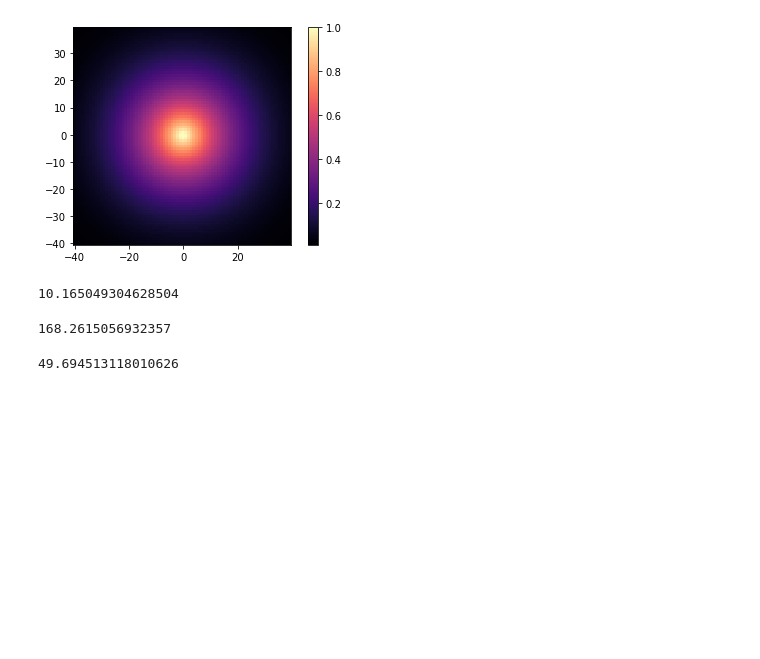
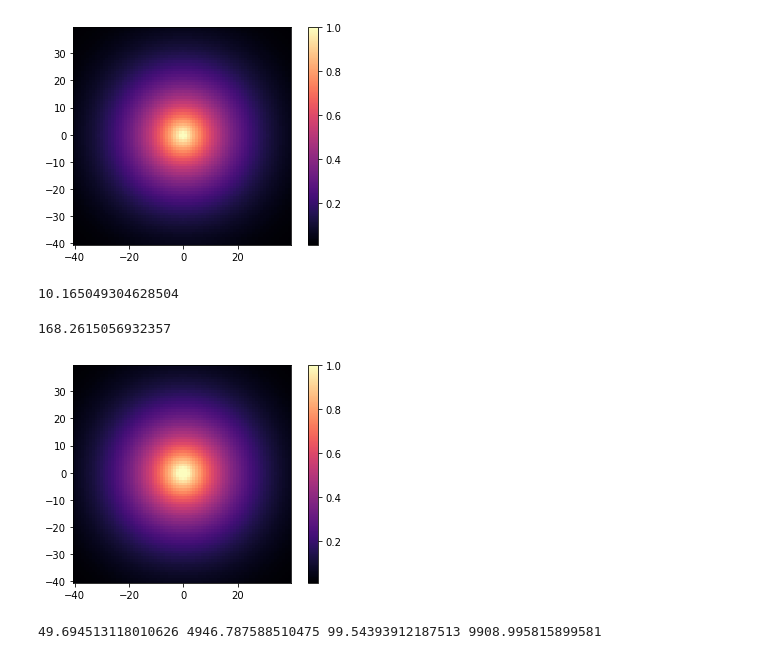
Before and after one commit to marta-gil/iModel, a Jupyter notebook: testdensity.ipynb, the cells around one changed output. Saved outputs shown, nothing was run; the diff lists cells and outputs as text; code cells hidden in the pictures; blank space fills up the shorter version.

Commit message:
generated grid.nc files and plot resolution and areas

```diff
--- a/testdensity.ipynb
+++ b/testdensity.ipynb
@@ -83,7 +83,21 @@ uarea2res(0.000548)
 # %% [output]
 168.2615056932357
 # %%
-uarea2res(0.0000478)
+# gamma 15, m 200, epsilons 8000
+d = densf_vec(latY, lonX, gammas=15, radkm=200, epsilons=8000)
+
+fig, ax = plt.subplots()
+im = ax.pcolormesh(lonX, latY, d, shading='nearest', cmap='magma')
+ax.set_aspect('equal')
+fig.colorbar(im, ax=ax)
+plt.show()
+
+mina = 0.0000478
+maxa = 0.47365
+minres = uarea2res(mina)
+maxres = uarea2res(maxa)
+print(minres, maxres, maxres/minres, maxa/mina)
 # %% [output]
+[figure, added]
-49.694513118010626
+49.694513118010626 4946.787588510475 99.54393912187513 9908.995815899581
 # %%
```
Also changed, not shown: parts of 1 cell of this notebook, 25 other files.
